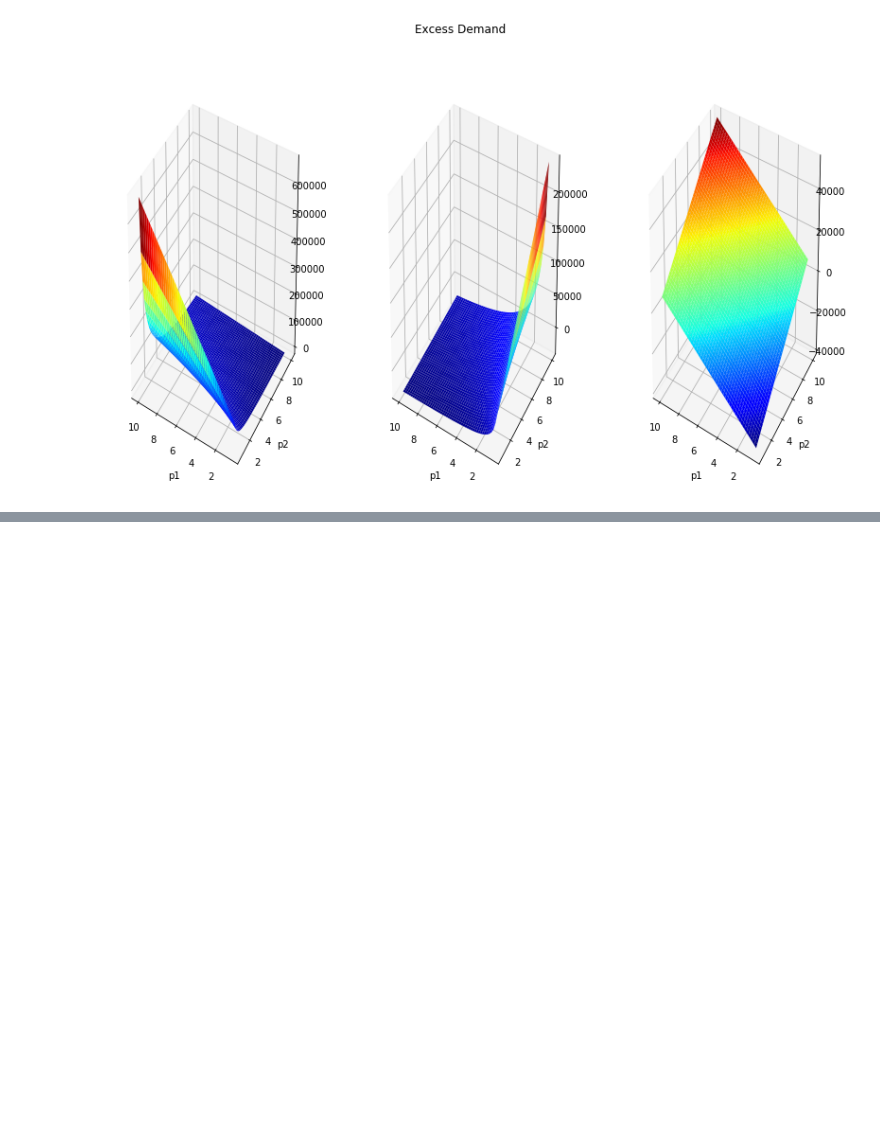
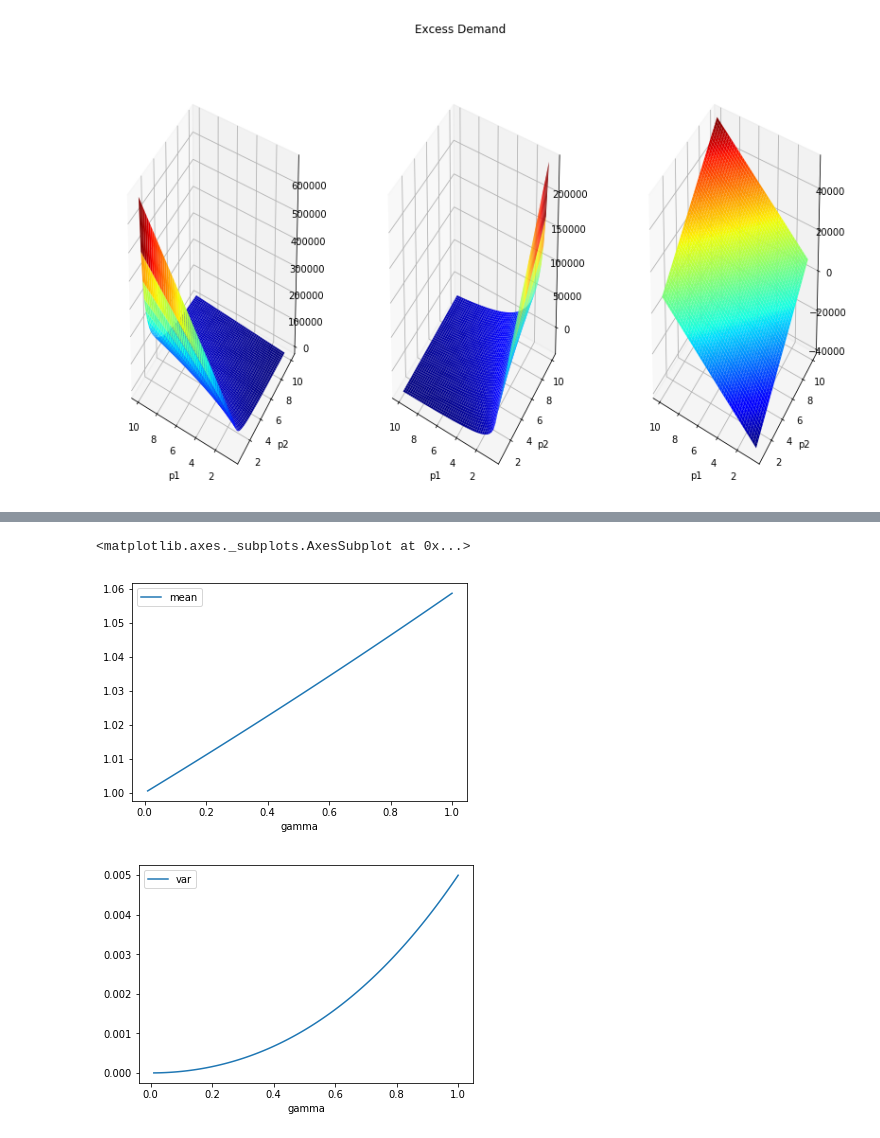
Before and after one commit to s-corfixen/projects-2019-snake-on-3310, a Jupyter notebook: exam/examproject.ipynb, the cells around one changed output, grey strips where cells are left out. Saved outputs shown, nothing was run; the diff lists cells and outputs as text; code cells hidden in the pictures; blank space fills up the shorter version.

```diff
--- a/exam/examproject.ipynb
+++ b/exam/examproject.ipynb
@@ -332,0 +410,7 @@ len(price_vec)
+# %%
+data.plot(0,1)
+data.plot(0,2)
+# %% [output]
+<matplotlib.axes._subplots.AxesSubplot at 0x...>
+[figure, added]
+[figure, added]
```
Also changed, not shown: parts of 9 cells of this notebook.
